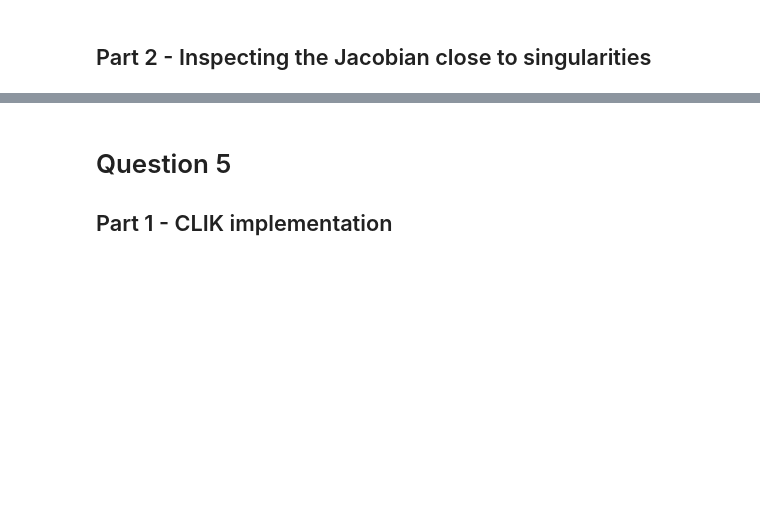
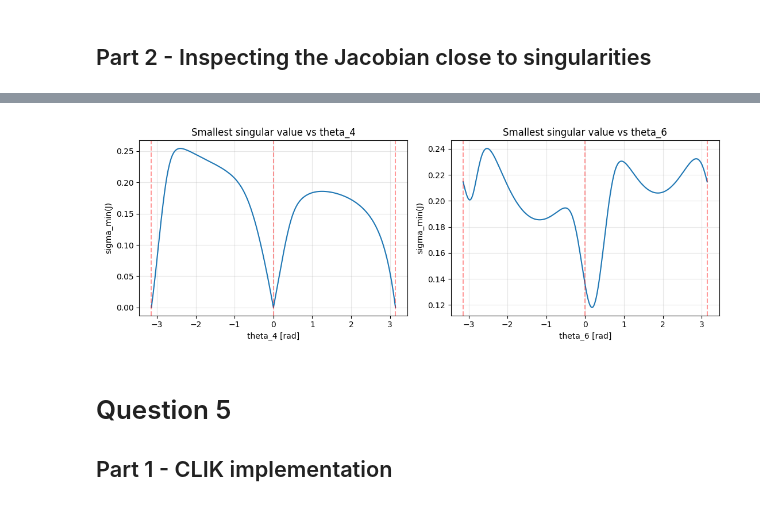
Before and after one commit to capsctrl/RMan, a Jupyter notebook: kuka_arm_analysis.ipynb, the cells around one changed output, grey strips where cells are left out. Cells and saved outputs as stored; diff of their text form; code cells hidden in the pictures; blank space fills up the shorter version.

```diff
--- a/kuka_arm_analysis.ipynb
+++ b/kuka_arm_analysis.ipynb
@@ -87,4 +92,67 @@ We see that there is only a small difference between the geometric jacobian we c
 # %% [markdown]
 ## Part 2 - Inspecting the Jacobian close to singularities
 # %%
-# Code for inspecting Jacobian rank at singularities
+# ---- Inspect Jacobian rank/condition near singularities ----
+import matplotlib.pyplot as plt
+
+def inspect(label, q):
+    J_q = geometric_jacobian_from_DH_table(DH(q))
+    sv = np.linalg.svd(J_q, compute_uv=False)
+    rank = np.linalg.matrix_rank(J_q)
+    print(f"---- {label} ----")
+    print("q (rad):       ", np.array2string(q, precision=3, suppress_small=True))
+    print("J:")
+    print(np.array2string(J_q, precision=3, suppress_small=True, floatmode='fixed'))
+    print("singular values:", np.array2string(sv, precision=3, suppress_small=True))
+    print(f"rank(J) = {rank} / 6")
+    print(f"sigma_min     = {sv[-1]:.3e}")
+    print(f"condition num = {sv[0]/sv[-1]:.3e}\n")
+
+# 1) Elbow stretched: theta_4 = 0
+inspect("Elbow stretched  (theta_4 = 0)",
+        np.array([0.0, 0.5, 0.0, 0.0, 0.5, 0.5, 0.0]))
+
+# 2) Wrist roll singularity: theta_6 = 0
+inspect("Wrist singularity  (theta_6 = 0)",
+        np.array([0.3, 0.5, 0.0, 0.7, 0.0, 0.0, 0.4]))
+
+# 3) Wrist sits on z_0: q_2 = 0 and q_4 = 0 (arm aligned with the base axis)
+inspect("Wrist on z_0  (q_2 = 0, q_4 = 0)",
+        np.array([0.0, 0.0, 0.0, 0.0, 0.0, 0.5, 0.0]))
+
+# 4) Folded arm: q_4 = pi -> elbow and wrist-on-z_0 coincide because d_3 = d_5
+inspect("Folded arm  (q_4 = pi)",
+        np.array([0.3, 0.4, 0.0, np.pi, 0.0, 0.5, 0.0]))
+
+
+# ---- Sweep through the singular angles to show sigma_min collapsing ----
+# Baseline: every joint slightly bent so we are well away from any singularity,
+# then vary one joint at a time and watch the smallest singular value of J.
+baseline = np.array([0.3, 0.5, 0.0, 0.7, 0.5, 0.5, 0.4])
+
+def sweep(joint_idx, angles):
+    sigmas = []
+    for t in angles:
+        q = baseline.copy()
+        q[joint_idx] = t
+        sv = np.linalg.svd(geometric_jacobian_from_DH_table(DH(q)), compute_uv=False)
+        sigmas.append(sv[-1])
+    return np.array(sigmas)
+
+angles = np.linspace(-np.pi, np.pi, 401)
+sigma_min_t4 = sweep(3, angles)   # joint index 3 = theta_4
+sigma_min_t6 = sweep(5, angles)   # joint index 5 = theta_6
+
+fig, axes = plt.subplots(1, 2, figsize=(11, 4))
+for ax, sigmas, name in zip(axes, [sigma_min_t4, sigma_min_t6], ['theta_4', 'theta_6']):
+    ax.plot(angles, sigmas)
+    for s in [-np.pi, 0.0, np.pi]:
+        ax.axvline(s, ls='--', color='red', alpha=0.4)
+    ax.set_xlabel(f'{name} [rad]')
+    ax.set_ylabel('sigma_min(J)')
+    ax.set_title(f'Smallest singular value vs {name}')
+    ax.grid(True, alpha=0.3)
+
+plt.tight_layout()
+plt.show()
+# %% [output]
@@ -91,3 +176,4 @@ We see that there is only a small difference between the geometric jacobian we c
+[figure, added]
 # %% [markdown]
 # Question 5
 
```
Also changed, not shown: parts of 5 cells of this notebook, 1 other file.
